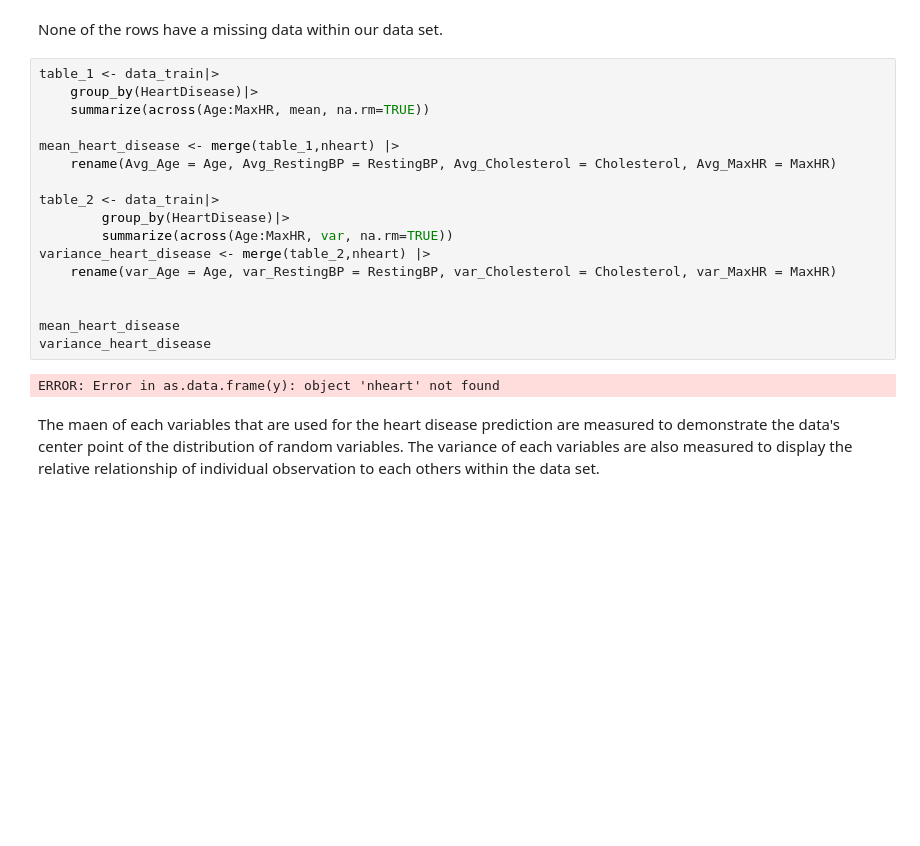
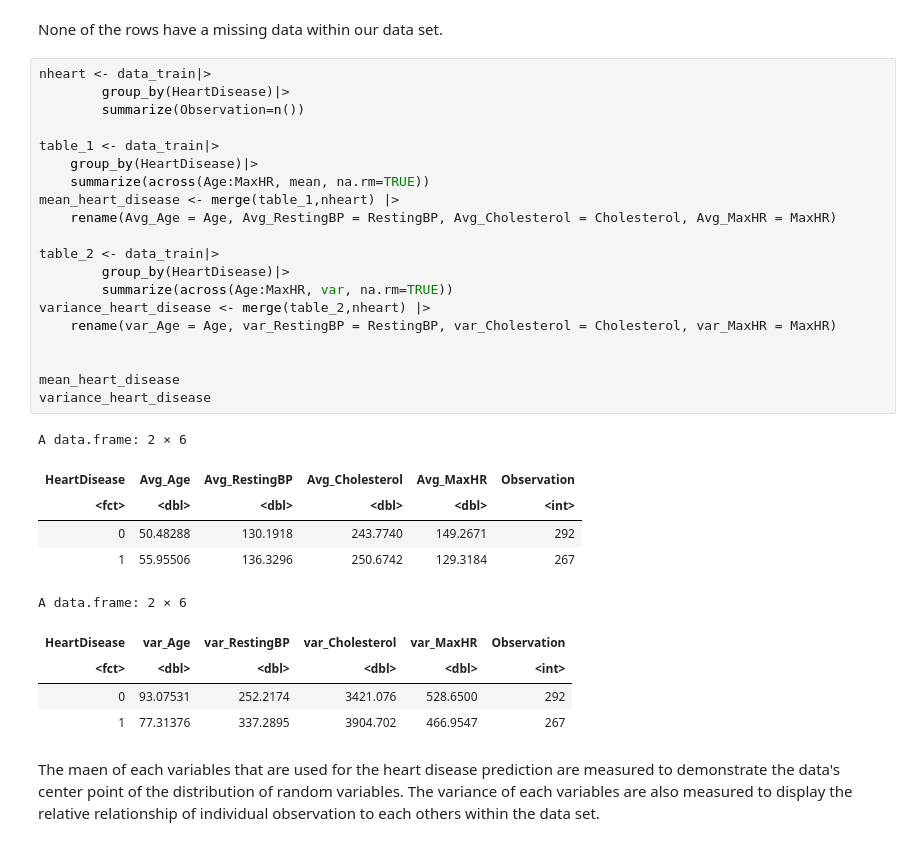
Before and after one commit to kiarashbahari/Group_project, a Jupyter notebook: project.ipynb, the cells around one changed output. Cells and saved outputs as stored; diff of their text form; blank space fills up the shorter version.

```diff
--- a/project.ipynb
+++ b/project.ipynb
@@ -281,24 +281,36 @@ ERROR: Error in parse(text = x, srcfile = src): <text>:1:9: unexpected symbol
 # %% [markdown]
 None of the rows have a missing data within our data set.
 # %%
+nheart <- data_train|>
+        group_by(HeartDisease)|>
+        summarize(Observation=n())
+
 table_1 <- data_train|>
     group_by(HeartDisease)|>
     summarize(across(Age:MaxHR, mean, na.rm=TRUE))
-
 mean_heart_disease <- merge(table_1,nheart) |>
     rename(Avg_Age = Age, Avg_RestingBP = RestingBP, Avg_Cholesterol = Cholesterol, Avg_MaxHR = MaxHR)
 
 table_2 <- data_train|>
         group_by(HeartDisease)|>
         summarize(across(Age:MaxHR, var, na.rm=TRUE))
 variance_heart_disease <- merge(table_2,nheart) |>
     rename(var_Age = Age, var_RestingBP = RestingBP, var_Cholesterol = Cholesterol, var_MaxHR = MaxHR)
 
 
 mean_heart_disease
 variance_heart_disease
 # %% [output]
-ERROR: Error in as.data.frame(y): object 'nheart' not found
+A data.frame: 2 × 6
+| HeartDisease | Avg_Age | Avg_RestingBP | Avg_Cholesterol | Avg_MaxHR | Observation |
+| <fct> | <dbl> | <dbl> | <dbl> | <dbl> | <int> |
+| 0 | 50.48288 | 130.1918 | 243.7740 | 149.2671 | 292 |
+| 1 | 55.95506 | 136.3296 | 250.6742 | 129.3184 | 267 |
+A data.frame: 2 × 6
+| HeartDisease | var_Age | var_RestingBP | var_Cholesterol | var_MaxHR | Observation |
+| <fct> | <dbl> | <dbl> | <dbl> | <dbl> | <int> |
+| 0 | 93.07531 | 252.2174 | 3421.076 | 528.6500 | 292 |
+| 1 | 77.31376 | 337.2895 | 3904.702 | 466.9547 | 267 |
 # %% [markdown]
 The maen of each variables that are used for the heart disease prediction are measured to demonstrate the data's center point of the distribution of random variables. The variance of each variables are also measured to display the relative relationship of individual observation to each others within the data set.
 # %%
```
Also changed, not shown: parts of 3 cells of this notebook.
